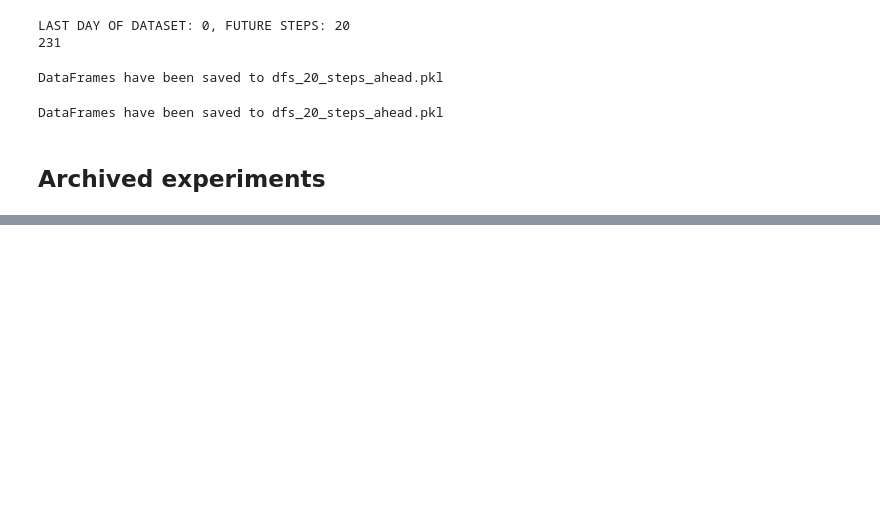
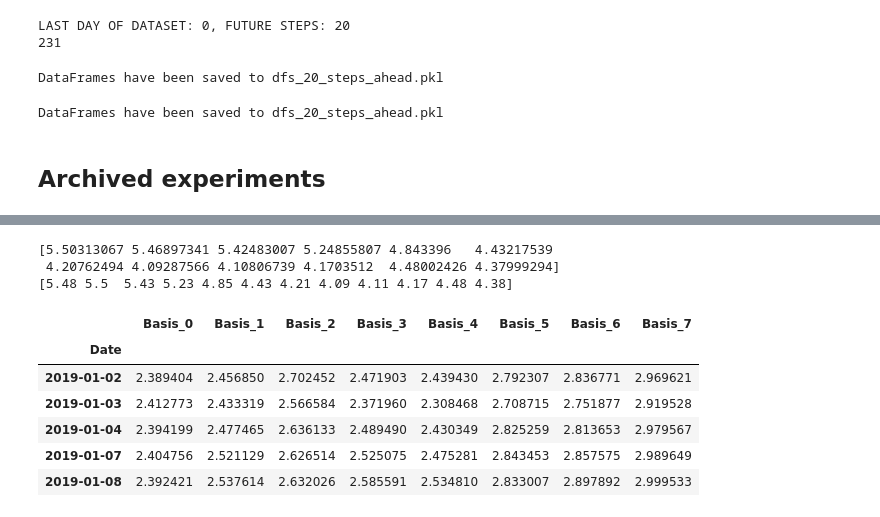
Before and after one commit to QuanPham19/functional-kan, a Jupyter notebook: phase_2/pytorch/func2func.ipynb, the cells around one changed output, grey strips where cells are left out. Cells and saved outputs as stored; diff of their text form; code cells hidden in the pictures; blank space fills up the shorter version.

```diff
--- a/phase_2/pytorch/func2func.ipynb
+++ b/phase_2/pytorch/func2func.ipynb
@@ -314,0 +324,63 @@ array([4.56025102, 4.32062331, 4.15940159, 4.10229804, 4.01562962,
+# %%
+def spline_curve_to_points(
+    coef,
+    x = np.array([1/12, 2/12, 3/12, 6/12, 1, 2, 3, 5, 7, 10, 20, 30]),
+    t = [1, 2, 3, 5],
+    k = 3
+):
+    '''
+    Convert spline curve (stored in functional information vector) to discrete points.
+    Useful to convert neural network output to same type as discrete truth values to evaluate errors.
+
+    Args:
+    -----
+        coef: list
+            array of coeffcients corresponding to each basis spline
+        x: list
+            array of x-axis coordination of discrete points (in this application --> maturities)
+        t: list
+            array of coordination of knots
+        k: int
+            degree of each basis spline
+
+    Returns:
+    --------
+        y_pred: list
+            discrete points extracted from the input spline
+    '''
+    t = np.r_[(x[0],)*(k+1),
+          t,
+          (x[-1],)*(k+1)]
+
+    spline = BSpline(t, coef, k)
+    y_pred = spline(x)
+    return y_pred
+
+coef = spline.c
+x = np.array([1/12, 2/12, 3/12, 6/12, 1, 2, 3, 5, 7, 10, 20, 30])
+t = [1, 2, 3, 5]
+k = 3
+
+print(curve_to_points(coef, x, t, k))
+print(y)
+# %% [output]
+[5.50313067 5.46897341 5.42483007 5.24855807 4.843396   4.43217539
+ 4.20762494 4.09287566 4.10806739 4.1703512  4.48002426 4.37999294]
+[5.48 5.5  5.43 5.23 4.85 4.43 4.21 4.09 4.11 4.17 4.48 4.38]
+# %%
+def basis_data_retrieval():
+    data = treasury_data_retrieval('us_treasury_rates_large.csv')
+    basis = data.apply(points_to_curve, axis=1, result_type="expand")
+    basis.columns = [f'Basis_{i}' for i in range(basis.shape[1])]
+    return basis
+
+test = basis_data_retrieval()
+test.head()
+# %% [output]
+|  | Basis_0 | Basis_1 | Basis_2 | Basis_3 | Basis_4 | Basis_5 | Basis_6 | Basis_7 |
+| Date |  |  |  |  |  |  |  |  |
+| 2019-01-02 | 2.389404 | 2.456850 | 2.702452 | 2.471903 | 2.439430 | 2.792307 | 2.836771 | 2.969621 |
+| 2019-01-03 | 2.412773 | 2.433319 | 2.566584 | 2.371960 | 2.308468 | 2.708715 | 2.751877 | 2.919528 |
+| 2019-01-04 | 2.394199 | 2.477465 | 2.636133 | 2.489490 | 2.430349 | 2.825259 | 2.813653 | 2.979567 |
+| 2019-01-07 | 2.404756 | 2.521129 | 2.626514 | 2.525075 | 2.475281 | 2.843453 | 2.857575 | 2.989649 |
+| 2019-01-08 | 2.392421 | 2.537614 | 2.632026 | 2.585591 | 2.534810 | 2.833007 | 2.897892 | 2.999533 |
```
Also changed, not shown: parts of 5 cells of this notebook, 3 other files.
